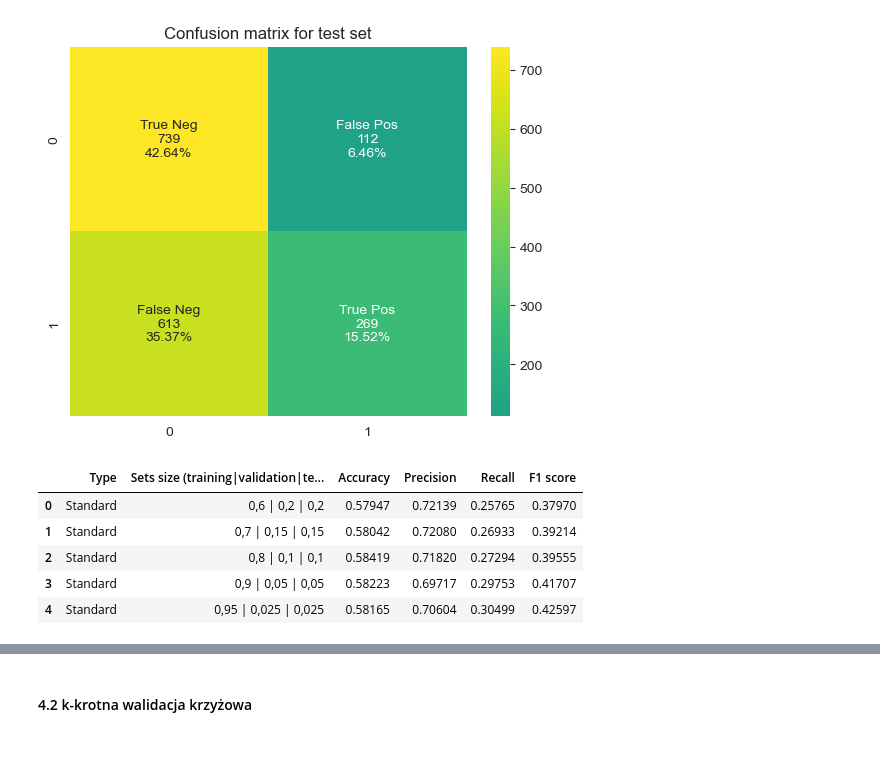
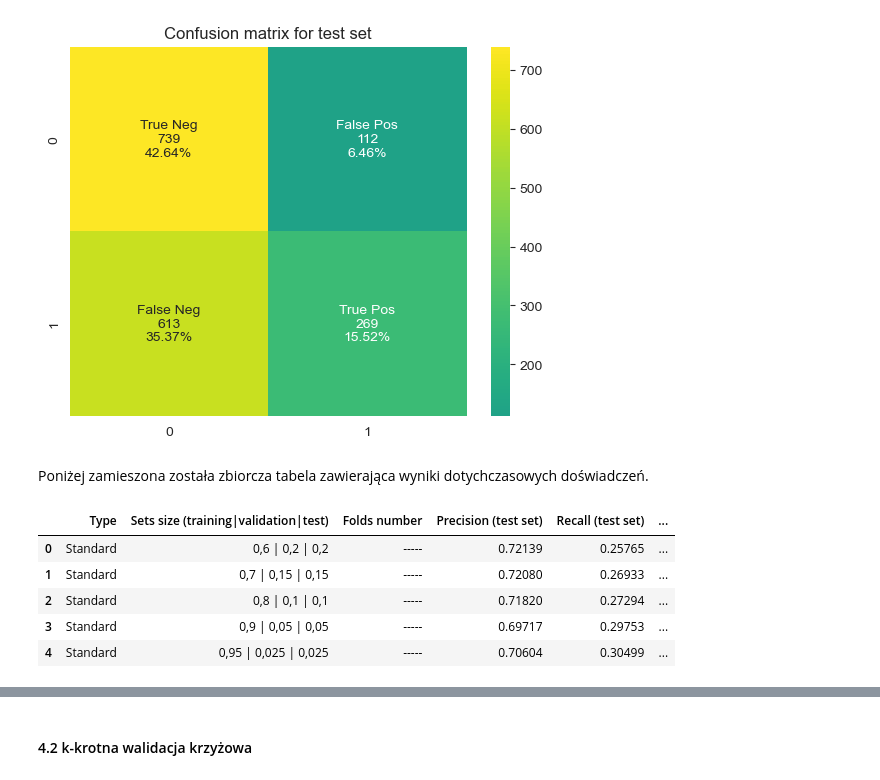
Before and after one commit to AdamixD/WSI, a Jupyter notebook: Lab7/Sprawozdanie z laboratorium 7.ipynb, the cells around one changed output, grey strips where cells are left out. Saved outputs shown, nothing was run; the diff lists cells and outputs as text; code cells hidden in the pictures; blank space fills up the shorter version.

```diff
--- a/Lab7/Sprawozdanie z laboratorium 7.ipynb
+++ b/Lab7/Sprawozdanie z laboratorium 7.ipynb
@@ -239,7 +286,7 @@ Recall:  0.26933
 F1 score:  0.39214
 [figure]
 # %%
-results_standard.update_results("Standard", "0,7  | 0,15  |  0,15", result[0], result[1], result[2], result[3])
+results_standard.update_results("Standard", "0,7  | 0,15  |  0,15", " ----- ", result[1][1], result[1][2], result[1][3], result[1][0], result[0][0])
 # %%
 result = simulate_standard(X, y, train_size=0.8)
 # %% [output]
@@ -254,7 +301,7 @@ Recall:  0.27294
 F1 score:  0.39555
 [figure]
 # %%
-results_standard.update_results("Standard", "0,8  | 0,1   |   0,1", result[0], result[1], result[2], result[3])
+results_standard.update_results("Standard", "0,8  | 0,1   |   0,1", " ----- ", result[1][1], result[1][2], result[1][3], result[1][0], result[0][0])
 # %%
 result = simulate_standard(X, y, train_size=0.9)
 # %% [output]
@@ -269,7 +316,7 @@ Recall:  0.29753
 F1 score:  0.41707
 [figure]
 # %%
-results_standard.update_results("Standard", "0,9  | 0,05  |  0,05", result[0], result[1], result[2], result[3])
+results_standard.update_results("Standard", "0,9  | 0,05  |  0,05", " ----- ", result[1][1], result[1][2], result[1][3], result[1][0], result[0][0])
 # %%
 result = simulate_standard(X, y, train_size=0.95)
 # %% [output]
@@ -284,14 +331,16 @@ Recall:  0.30499
 F1 score:  0.42597
 [figure]
 # %%
-results_standard.update_results("Standard", "0,95 | 0,025 | 0,025", result[0], result[1], result[2], result[3])
+results_standard.update_results("Standard", "0,95 | 0,025 | 0,025", " ----- ", result[1][1], result[1][2], result[1][3], result[1][0], result[0][0])
+# %% [markdown]
+Poniżej zamieszona została zbiorcza tabela zawierająca wyniki dotychczasowych doświadczeń.
 # %%
-results_standard.sort_results("Sets size (training|validation|test) / Folds number")
+results_standard.sort_results("Sets size (training|validation|test)")
 results_standard.results
 # %% [output]
-|  | Type | Sets size (training|validation|te... | Accuracy | Precision | Recall | F1 score |
-| 0 | Standard | 0,6 | 0,2 | 0,2 | 0.57947 | 0.72139 | 0.25765 | 0.37970 |
-| 1 | Standard | 0,7 | 0,15 | 0,15 | 0.58042 | 0.72080 | 0.26933 | 0.39214 |
-| 2 | Standard | 0,8 | 0,1 | 0,1 | 0.58419 | 0.71820 | 0.27294 | 0.39555 |
-| 3 | Standard | 0,9 | 0,05 | 0,05 | 0.58223 | 0.69717 | 0.29753 | 0.41707 |
-| 4 | Standard | 0,95 | 0,025 | 0,025 | 0.58165 | 0.70604 | 0.30499 | 0.42597 |
+|  | Type | Sets size (training|validation|test) | Folds number | Precision (test set) | Recall (test set) | ... |
+| 0 | Standard | 0,6 | 0,2 | 0,2 | ----- | 0.72139 | 0.25765 | ... |
+| 1 | Standard | 0,7 | 0,15 | 0,15 | ----- | 0.72080 | 0.26933 | ... |
+| 2 | Standard | 0,8 | 0,1 | 0,1 | ----- | 0.71820 | 0.27294 | ... |
+| 3 | Standard | 0,9 | 0,05 | 0,05 | ----- | 0.69717 | 0.29753 | ... |
+| 4 | Standard | 0,95 | 0,025 | 0,025 | ----- | 0.70604 | 0.30499 | ... |
```
Also changed, not shown: parts of 110 cells of this notebook.
